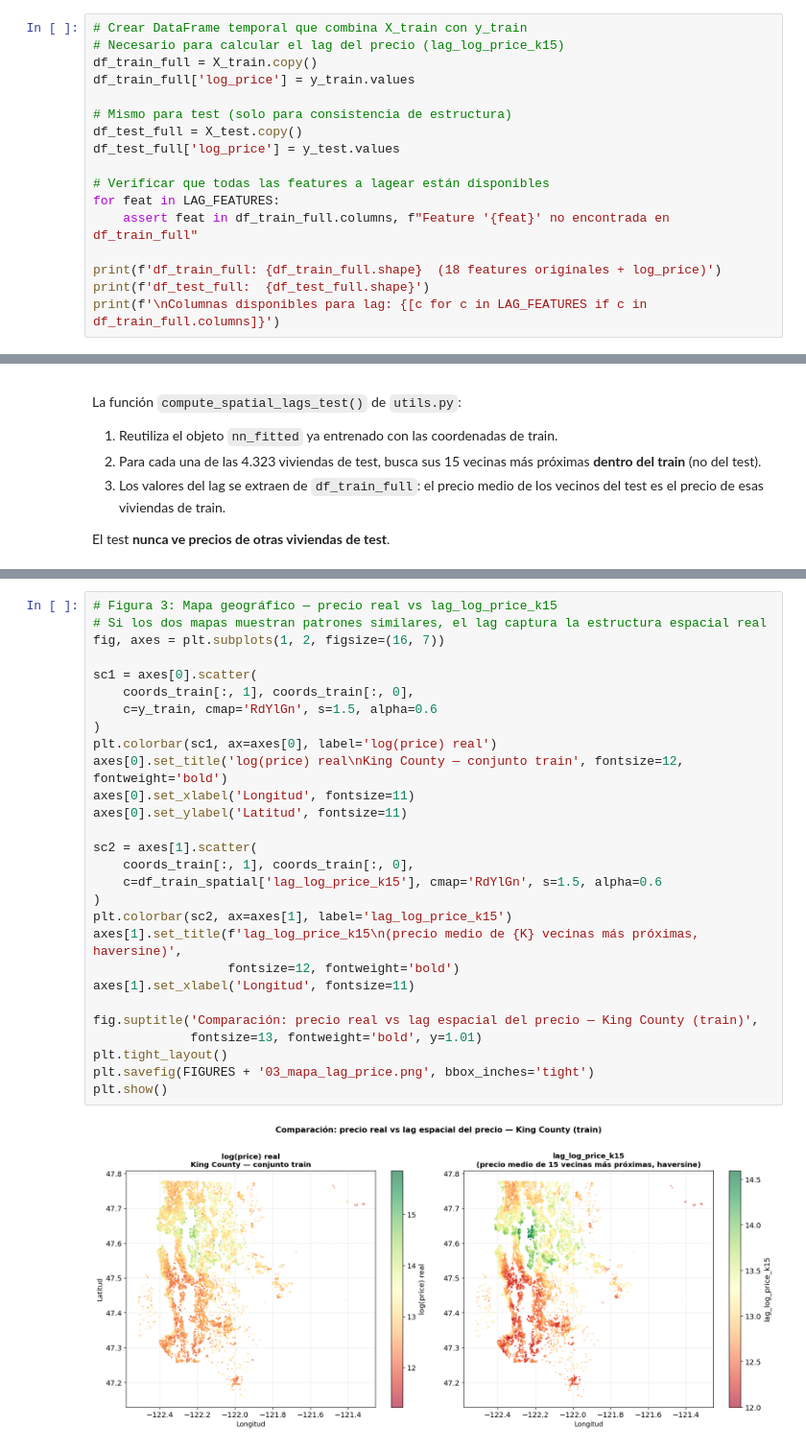
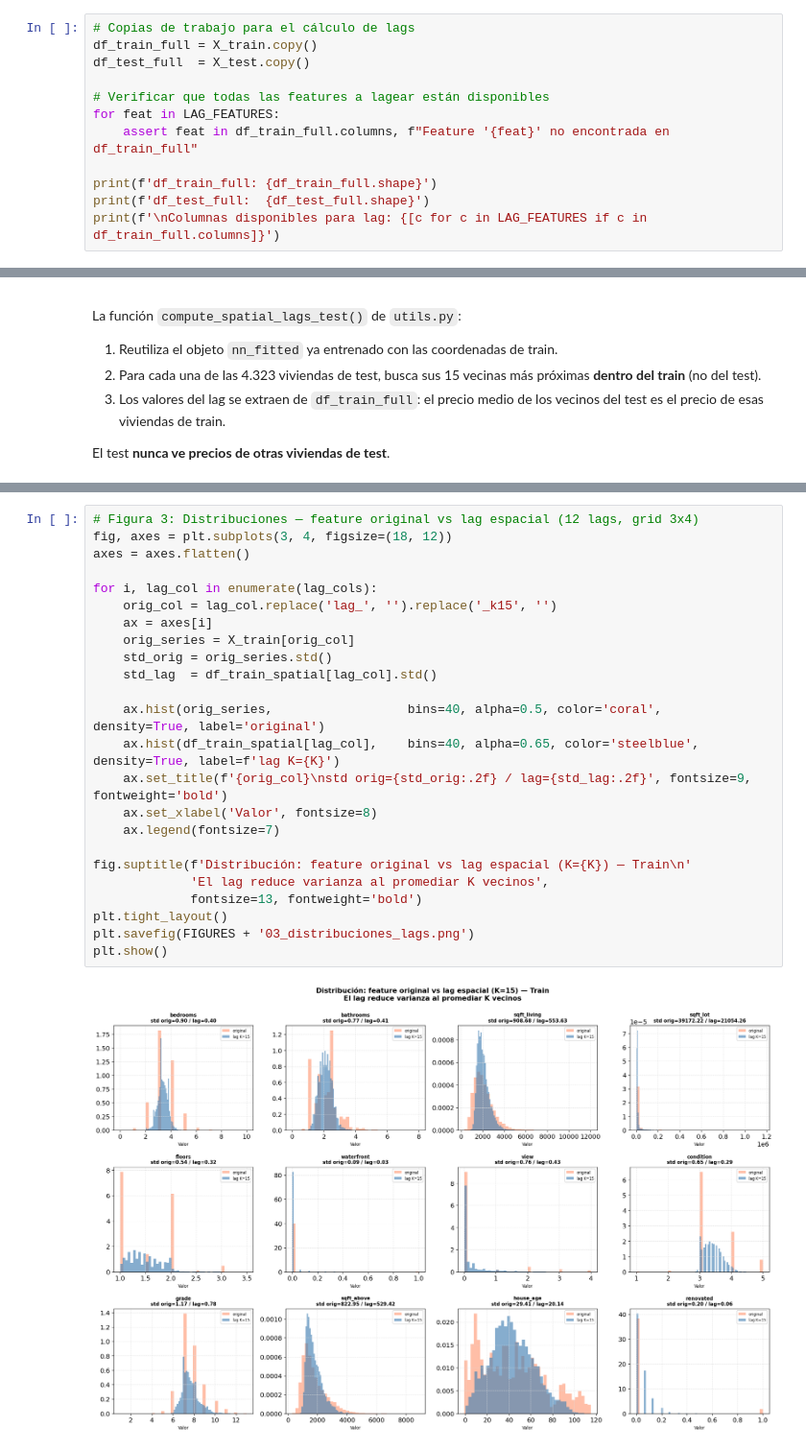
Before and after one commit to Levacker/TFM-valoracion-inmobiliaria, a Jupyter notebook: notebooks/03_spatial_features.ipynb, the cells around one changed output, grey strips where cells are left out. Shown at 96% size. Drawn from its saved outputs; the diff is of its cells as text.

```diff
--- a/notebooks/03_spatial_features.ipynb
+++ b/notebooks/03_spatial_features.ipynb
@@ -153,18 +164,13 @@ El lag `lag_log_price_k15` representa el **precio medio de los vecinos**, no el
 # %%
-# Crear DataFrame temporal que combina X_train con y_train
-# Necesario para calcular el lag del precio (lag_log_price_k15)
+# Copias de trabajo para el cálculo de lags
 df_train_full = X_train.copy()
-df_train_full['log_price'] = y_train.values
-
-# Mismo para test (solo para consistencia de estructura)
-df_test_full = X_test.copy()
-df_test_full['log_price'] = y_test.values
+df_test_full  = X_test.copy()
 
 # Verificar que todas las features a lagear están disponibles
 for feat in LAG_FEATURES:
     assert feat in df_train_full.columns, f"Feature '{feat}' no encontrada en df_train_full"
 
-print(f'df_train_full: {df_train_full.shape}  (18 features originales + log_price)')
+print(f'df_train_full: {df_train_full.shape}')
 print(f'df_test_full:  {df_test_full.shape}')
 print(f'\nColumnas disponibles para lag: {[c for c in LAG_FEATURES if c in df_train_full.columns]}')
 # %% [output]
@@ -420,31 +408,27 @@ plt.show()
 # %%
-# Figura 3: Mapa geográfico — precio real vs lag_log_price_k15
-# Si los dos mapas muestran patrones similares, el lag captura la estructura espacial real
-fig, axes = plt.subplots(1, 2, figsize=(16, 7))
+# Figura 3: Distribuciones — feature original vs lag espacial (12 lags, grid 3x4)
+fig, axes = plt.subplots(3, 4, figsize=(18, 12))
+axes = axes.flatten()
 
-sc1 = axes[0].scatter(
-    coords_train[:, 1], coords_train[:, 0],
-    c=y_train, cmap='RdYlGn', s=1.5, alpha=0.6
-)
-plt.colorbar(sc1, ax=axes[0], label='log(price) real')
-axes[0].set_title('log(price) real\nKing County — conjunto train', fontsize=12, fontweight='bold')
-axes[0].set_xlabel('Longitud', fontsize=11)
-axes[0].set_ylabel('Latitud', fontsize=11)
+for i, lag_col in enumerate(lag_cols):
+    orig_col = lag_col.replace('lag_', '').replace('_k15', '')
+    ax = axes[i]
+    orig_series = X_train[orig_col]
+    std_orig = orig_series.std()
+    std_lag  = df_train_spatial[lag_col].std()
 
-sc2 = axes[1].scatter(
-    coords_train[:, 1], coords_train[:, 0],
-    c=df_train_spatial['lag_log_price_k15'], cmap='RdYlGn', s=1.5, alpha=0.6
-)
-plt.colorbar(sc2, ax=axes[1], label='lag_log_price_k15')
-axes[1].set_title(f'lag_log_price_k15\n(precio medio de {K} vecinas más próximas, haversine)',
-                  fontsize=12, fontweight='bold')
-axes[1].set_xlabel('Longitud', fontsize=11)
+    ax.hist(orig_series,                  bins=40, alpha=0.5, color='coral',     density=True, label='original')
+    ax.hist(df_train_spatial[lag_col],    bins=40, alpha=0.65, color='steelblue', density=True, label=f'lag K={K}')
+    ax.set_title(f'{orig_col}\nstd orig={std_orig:.2f} / lag={std_lag:.2f}', fontsize=9, fontweight='bold')
+    ax.set_xlabel('Valor', fontsize=8)
+    ax.legend(fontsize=7)
 
-fig.suptitle('Comparación: precio real vs lag espacial del precio — King County (train)',
-             fontsize=13, fontweight='bold', y=1.01)
+fig.suptitle(f'Distribución: feature original vs lag espacial (K={K}) — Train\n'
+             'El lag reduce varianza al promediar K vecinos',
+             fontsize=13, fontweight='bold')
 plt.tight_layout()
-plt.savefig(FIGURES + '03_mapa_lag_price.png', bbox_inches='tight')
+plt.savefig(FIGURES + '03_distribuciones_lags.png')
 plt.show()
 # %% [output]
-[figure, old version]
+[figure, new version]
 # %%
```
Also changed, not shown: parts of 17 cells of this notebook, 12 other files.
